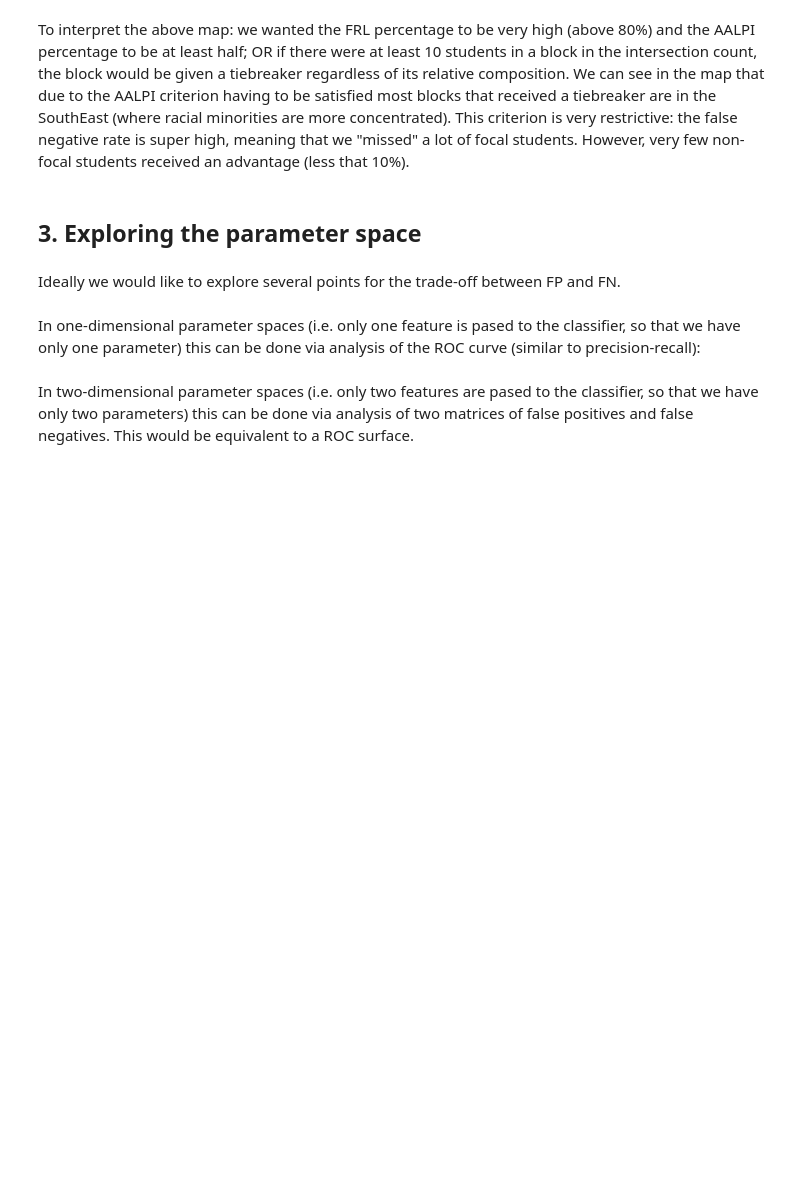
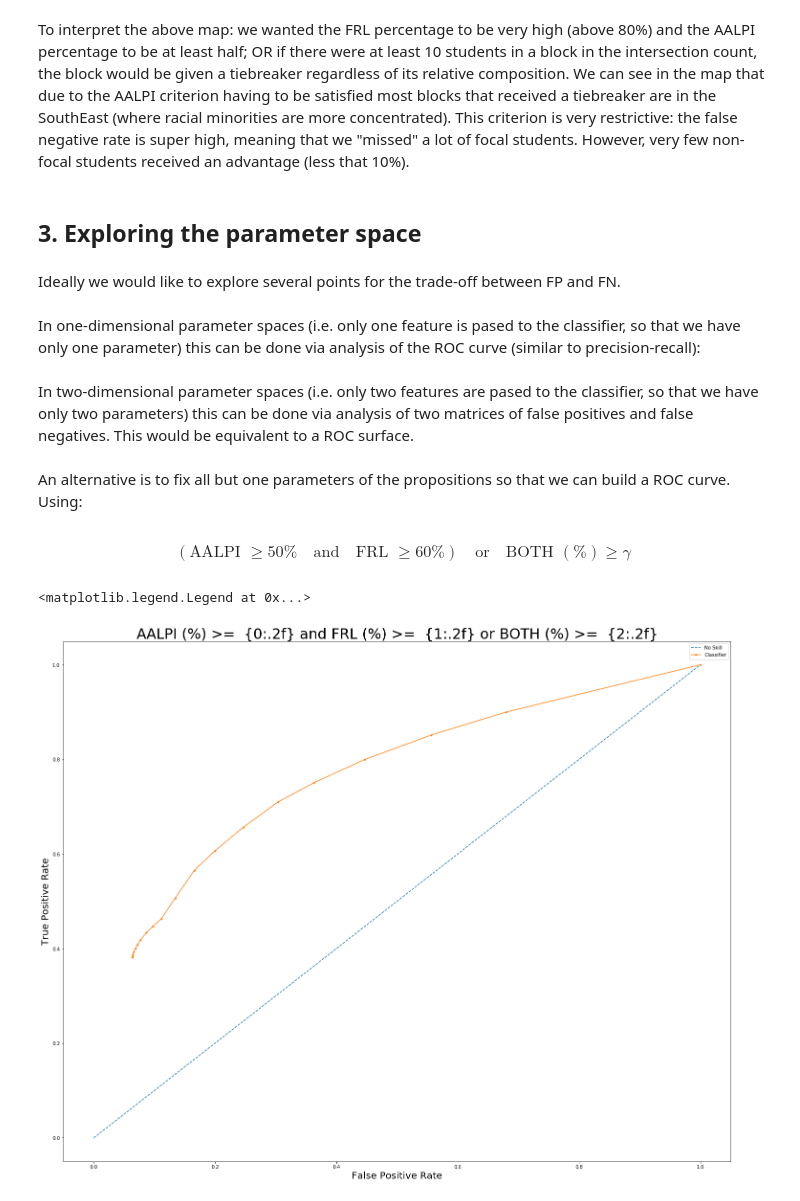
Before and after one commit to 18rberry/Operationalizing-Equity-Tiebreaker-in-SF, a Jupyter notebook: notebooks/20210714-gsa-and_or_classifier.ipynb, the cells around one changed output. Saved outputs shown, nothing was run; the diff lists cells and outputs as text; code cells hidden in the pictures; blank space fills up the shorter version.

```diff
--- a/notebooks/20210714-gsa-and_or_classifier.ipynb
+++ b/notebooks/20210714-gsa-and_or_classifier.ipynb
@@ -111,3 +150,33 @@ pc2.display_heat(frl_df_pc, params_range=(0,1), n_params=10)
 pc3.statement
 # %%
 pc3.display_heat(frl_df_pc, params_range=(0,1), n_params=10)
+# %% [markdown]
+An alternative is to fix all but one parameters of the propositions so that we can build a ROC curve. Using:
+# %% [markdown]
+$$ \left(\text{AALPI } \geq 50\%  \quad \text{and} \quad \text{FRL } \geq 60\%\right)\quad\text{or}\quad \text{BOTH } (\%)\geq \gamma$$
+# %%
+pc6 = pc.Propositional_Classifier(["AALPI (%)", "FRL (%)", "BOTH (%)"], ["and", "or"])
+# %%
+fpr_arr = []
+tpr_arr = []
+
+for gamma in [i/20 for i in range(21)]:
+    params = [0.5, 0.6, gamma]
+    pred = pc6.predict(frl_df_pc, params)
+    data_fpr, data_tpr = pc6.get_rates(params, ["fpr", "tpr"])
+    fpr_arr.append(data_fpr)
+    tpr_arr.append(data_tpr)
+
+fpr_arr = np.array(fpr_arr)
+tpr_arr = np.array(tpr_arr)
+
+fig, ax = plt.subplots(figsize=(25,20))
+ax.plot([0, 1], [0, 1], linestyle='--', label='No Skill')
+ax.plot(fpr_arr, tpr_arr, marker='.', label="Classifier")
+ax.set_xlabel('False Positive Rate', fontsize=20)
+ax.set_ylabel('True Positive Rate', fontsize=20)
+ax.set_title(pc6.statement, fontsize=30)
+ax.legend()
+# %% [output]
+<matplotlib.legend.Legend at 0x...>
+[figure, added]
```
Also changed, not shown: parts of 10 cells of this notebook.
